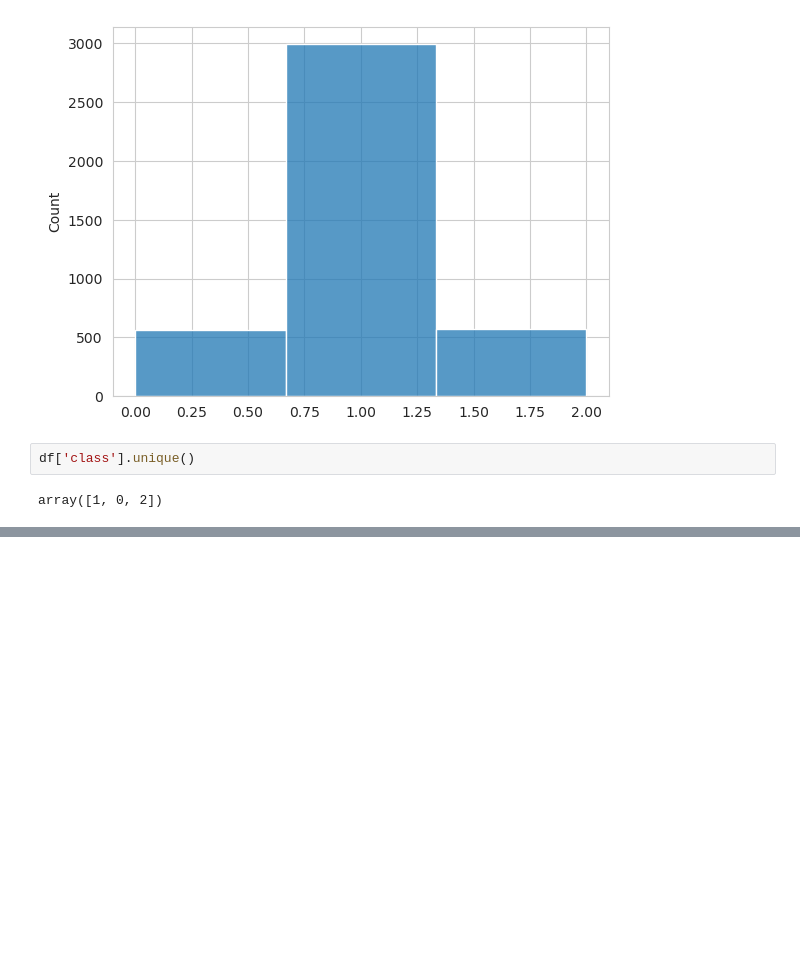
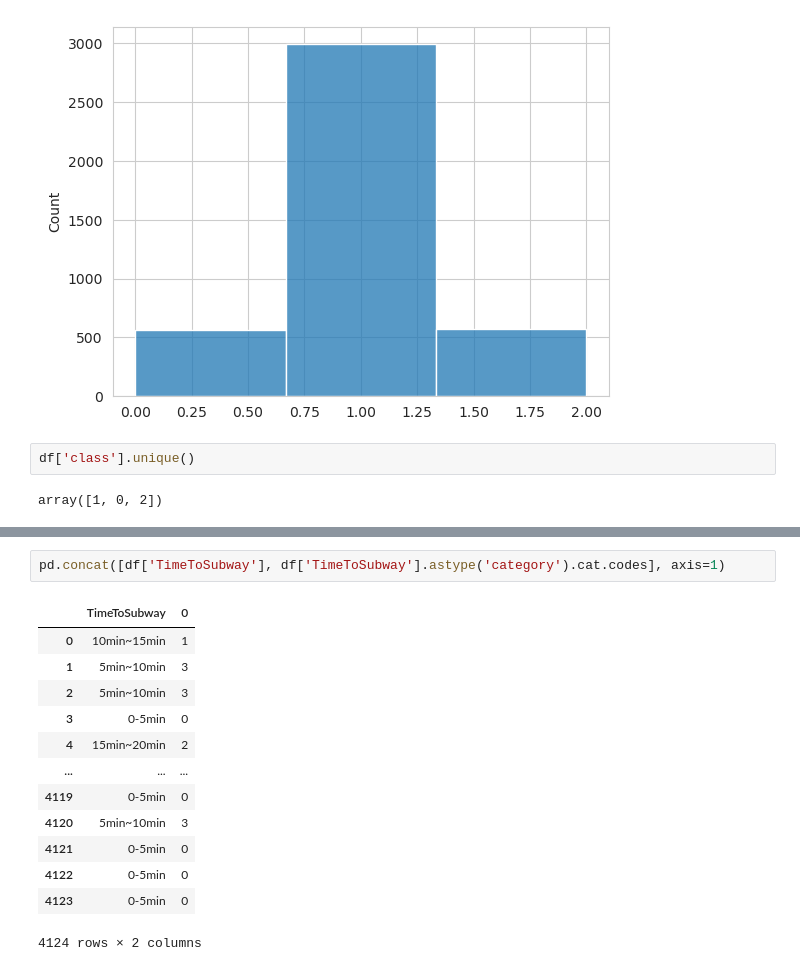
Before and after one commit to SNURTEL/24l-ssne, a Jupyter notebook: proj2/exploration.ipynb, the cells around one changed output, grey strips where cells are left out. Cells and saved outputs as stored; diff of their text form; blank space fills up the shorter version.

```diff
--- a/proj2/exploration.ipynb
+++ b/proj2/exploration.ipynb
@@ -78,0 +80,16 @@ plt.show()
+# %%
+pd.concat([df['TimeToSubway'], df['TimeToSubway'].astype('category').cat.codes], axis=1)
+# %% [output]
+|  | TimeToSubway | 0 |
+| 0 | 10min~15min | 1 |
+| 1 | 5min~10min | 3 |
+| 2 | 5min~10min | 3 |
+| 3 | 0-5min | 0 |
+| 4 | 15min~20min | 2 |
+| ... | ... | ... |
+| 4119 | 0-5min | 0 |
+| 4120 | 5min~10min | 3 |
+| 4121 | 0-5min | 0 |
+| 4122 | 0-5min | 0 |
+| 4123 | 0-5min | 0 |
+4124 rows × 2 columns
```
Also changed, not shown: parts of 4 cells of this notebook, 2 other files.
